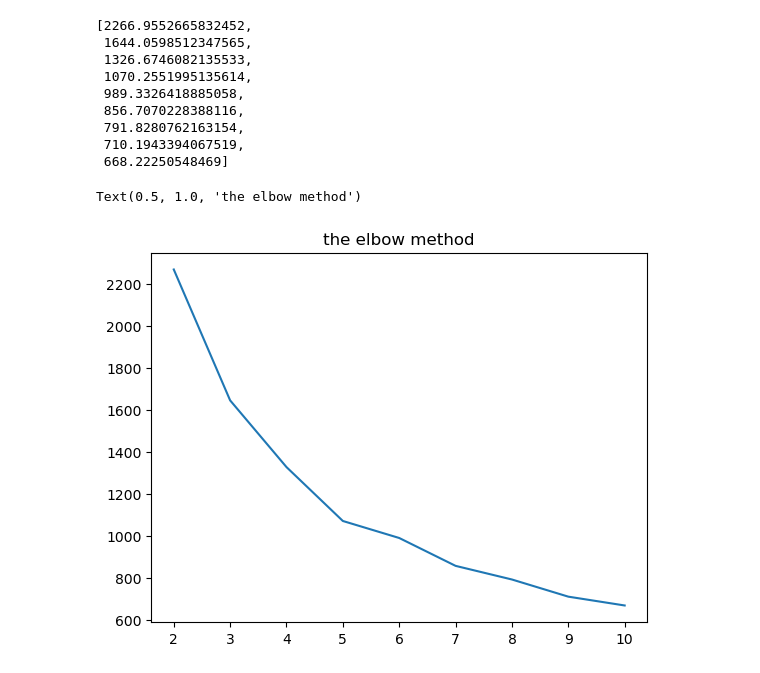
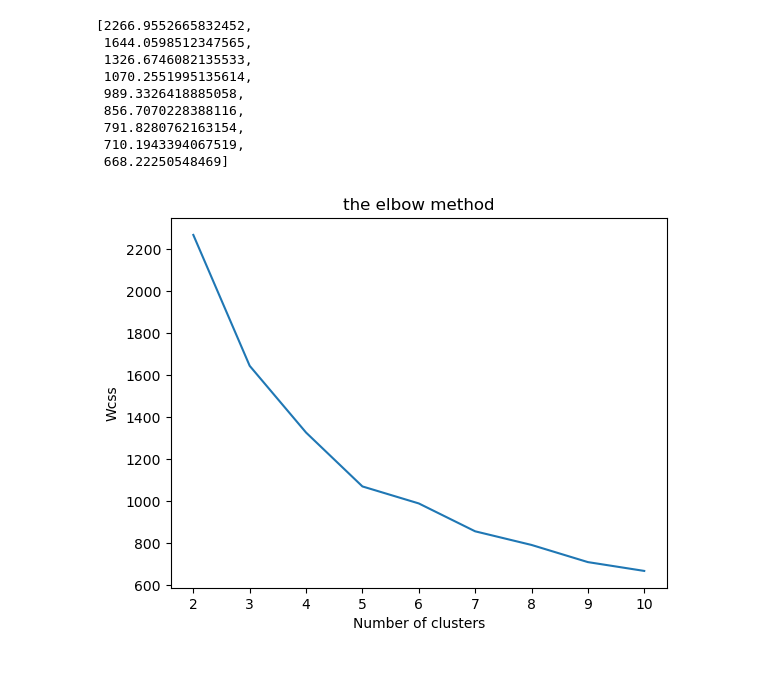
Before and after one commit to laxmipranathi123/python, a Jupyter notebook: clustering.ipynb, the cells around one changed output. Cells and saved outputs as stored; diff of their text form; code cells hidden in the pictures.

```diff
--- a/clustering.ipynb
+++ b/clustering.ipynb
@@ -219,6 +218,8 @@ wcss
 # %%
 plt.plot(range(2,11),wcss)
 plt.title('the elbow method')
+plt.xlabel('Number of clusters')
+plt.ylabel('Wcss')
+plt.show()
 # %% [output]
-Text(0.5, 1.0, 'the elbow method')
-[figure, old version]
+[figure, new version]
```
Also changed, not shown: parts of 5 cells of this notebook.
